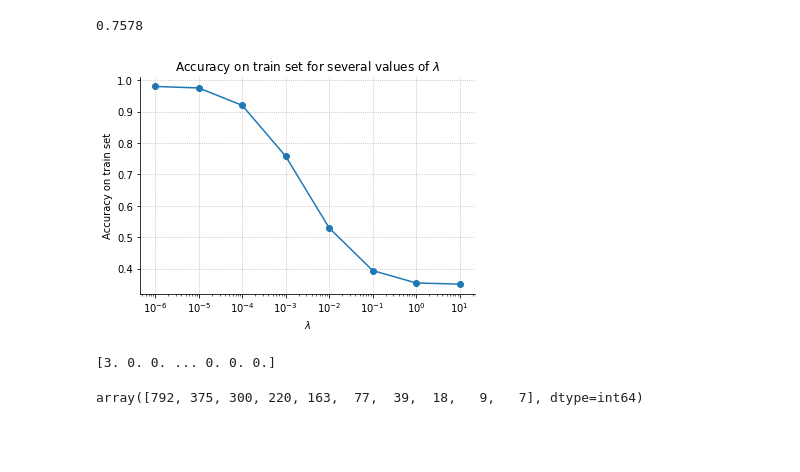
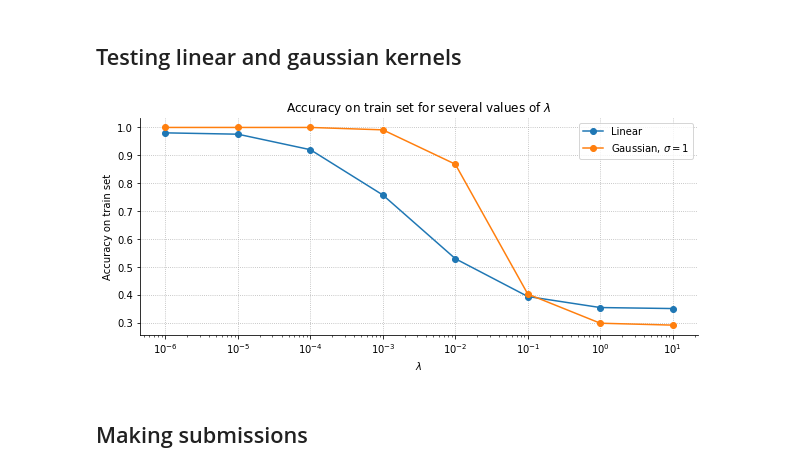
Before and after one commit to theodumont/kernel-methods-challenge-2022, a Jupyter notebook: KRR.ipynb, the cells around one changed output. Cells and saved outputs as stored; diff of their text form; code cells hidden in the pictures; blank space fills up the shorter version.

```diff
--- a/KRR.ipynb
+++ b/KRR.ipynb
@@ -73,51 +74,46 @@ class MultiKRR:
         pred = np.argmax(pred, axis=1)
         return pred
-# %%
-def MSE(gt, pr):
-    return ((gt - pr) ** 2).mean()
-
-def accuracy(gt, pr):
-    return (gt == pr).mean()
 # %%
 krr = MultiKRR(kernel=GaussianKernel().kernel)
 krr.fit(Xtr, Ytr)
 pred_test = krr.predict(Xte)
 pred_train = krr.predict(Xtr)
-# %%
-print(accuracy(Ytr, pred_train))
-# %% [output]
-0.7578
+# %% [markdown]
+## Testing linear and gaussian kernels
 # %%
 from tqdm import tqdm
-accuracy_list = []
+accuracy_list_lin = []
+accuracy_list_gau = []
 lambd_list = [10, 1, 1e-1, 1e-2, 1e-3, 1e-4, 1e-5, 1e-6]
 for lambd in lambd_list:
-    krr = MultiKRR(kernel=Linear().kernel, lambd=lambd)
+    krr = MultiKRR(kernel=LinearKernel().kernel, lambd=lambd)
     krr.fit(Xtr, Ytr)
     pred = krr.predict(Xtr)
-    accuracy_list.append(accuracy(Ytr, pred))
+    accuracy_list_lin.append(accuracy(Ytr, pred))
+    krr = MultiKRR(kernel=GaussianKernel().kernel, lambd=lambd)
+    krr.fit(Xtr, Ytr)
+    pred = krr.predict(Xtr)
+    accuracy_list_gau.append(accuracy(Ytr, pred))
 # %%
 import matplotlib.pyplot as plt
-plt.plot(np.array(lambd_list)[::-1], np.array(accuracy_list)[::-1], '-o')
+plt.figure(figsize=(10,4))
+plt.plot(np.array(lambd_list)[::-1], np.array(accuracy_list_lin)[::-1], '-o', label="Linear")
+plt.plot(np.array(lambd_list)[::-1], np.array(accuracy_list_gau)[::-1], '-o', label="Gaussian, $\sigma=1$")
 plt.semilogx()
 plt.xlabel("$\lambda$")
 plt.ylabel("Accuracy on train set")
 plt.title("Accuracy on train set for several values of $\lambda$")
 plt.grid(ls=':')
 plt.gca().spines['right'].set_visible(False)
 plt.gca().spines['top'].set_visible(False)
+plt.legend()
 plt.show()
 # %% [output]
-[figure, old version]
+[figure, new version]
+# %% [markdown]
+## Making submissions
 # %%
-krr = KRR(kernel=Linear().kernel)
+krr = MultiKRR(kernel=GaussianKernel(sigma=1).kernel, lambd=.001)
 krr.fit(Xtr, Ytr)
-pred = krr.predict(Xte)
-print(pred)
+Yte = krr.predict(Xte)
+save_Yte(Yte, model_name="MultiKRR_1")
-# %% [output]
-[3. 0. 0. ... 0. 0. 0.]
-# %%
-ar_unique, i = np.unique(pred, return_counts=True)
-i
-# %% [output]
-array([792, 375, 300, 220, 163,  77,  39,  18,   9,   7], dtype=int64)
```
Also changed, not shown: parts of 7 cells of this notebook, 6 other files.
